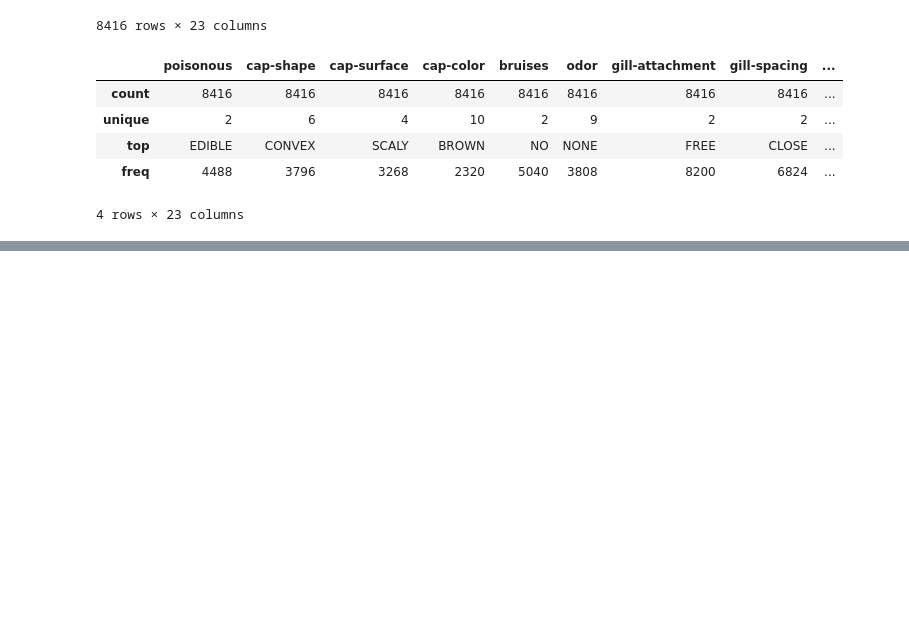
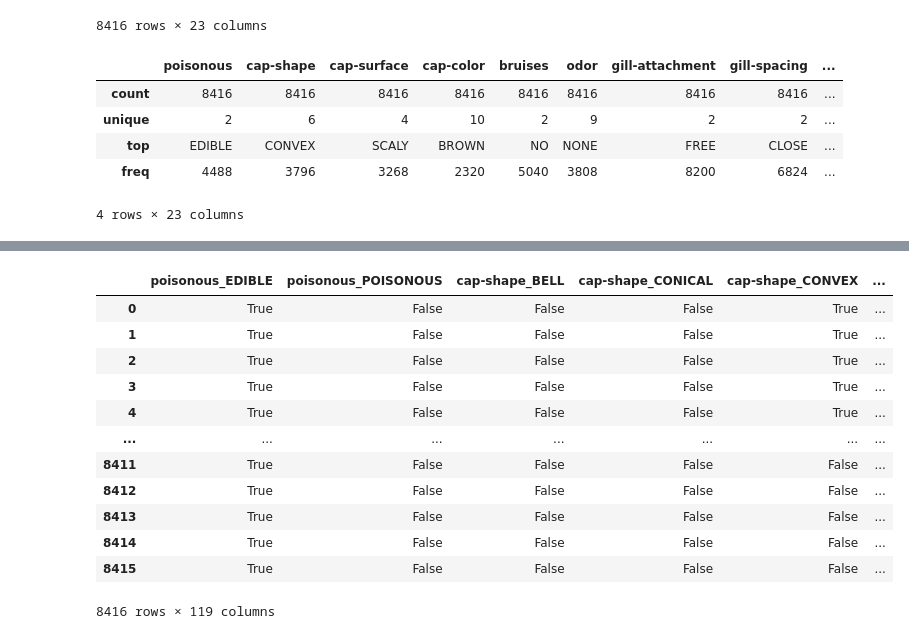
Before and after one commit to sondremalerud/IDATT2502, a Jupyter notebook: 05/mushrooms.ipynb, the cells around one changed output, grey strips where cells are left out. Drawn from its saved outputs; the diff is of its cells as text; code cells hidden in the pictures; blank space fills up the shorter version.

```diff
--- a/05/mushrooms.ipynb
+++ b/05/mushrooms.ipynb
@@ -30,0 +49,18 @@ data.describe()
+# %%
+# Oppgave 5
+dummy = pd.get_dummies(data)
+dummy
+# %% [output]
+|  | poisonous_EDIBLE | poisonous_POISONOUS | cap-shape_BELL | cap-shape_CONICAL | cap-shape_CONVEX | ... |
+| 0 | True | False | False | False | True | ... |
+| 1 | True | False | False | False | True | ... |
+| 2 | True | False | False | False | True | ... |
+| 3 | True | False | False | False | True | ... |
+| 4 | True | False | False | False | True | ... |
+| ... | ... | ... | ... | ... | ... | ... |
+| 8411 | True | False | False | False | False | ... |
+| 8412 | True | False | False | False | False | ... |
+| 8413 | True | False | False | False | False | ... |
+| 8414 | True | False | False | False | False | ... |
+| 8415 | True | False | False | False | False | ... |
+8416 rows × 119 columns
```
Also changed, not shown: parts of 4 cells of this notebook.
